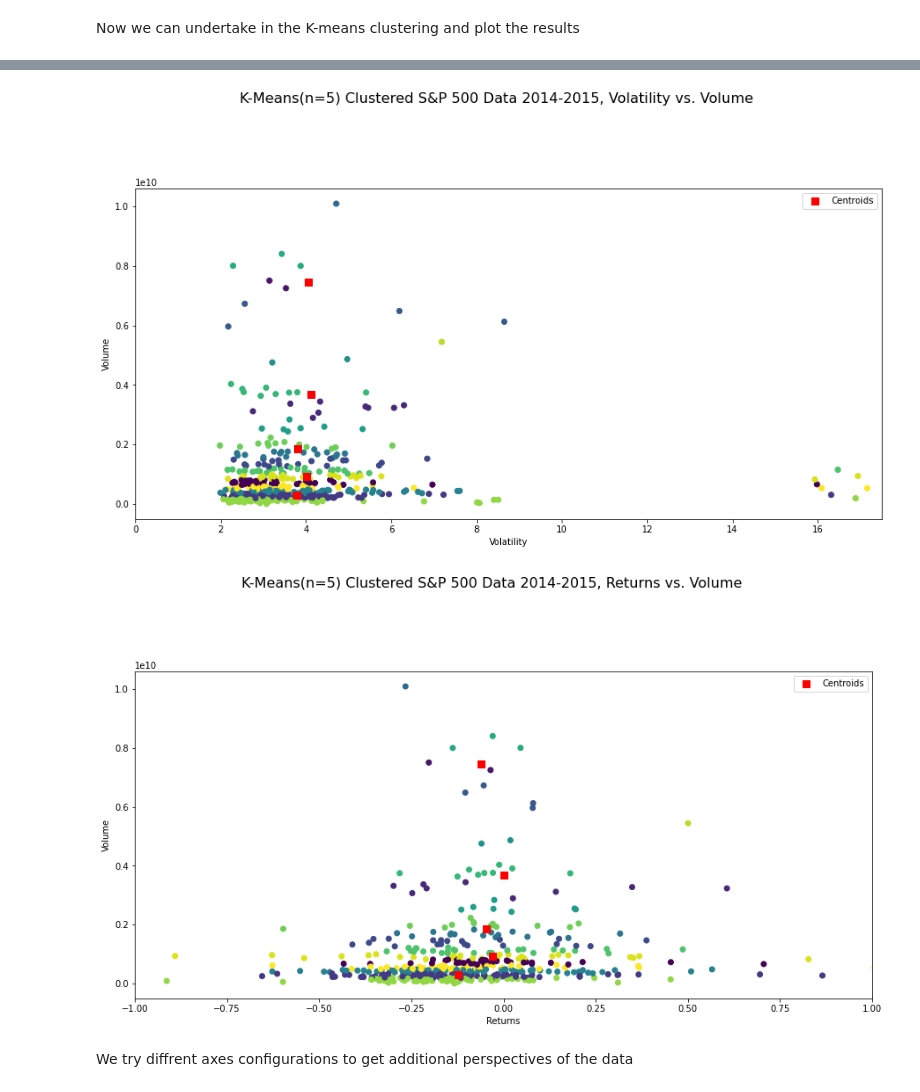
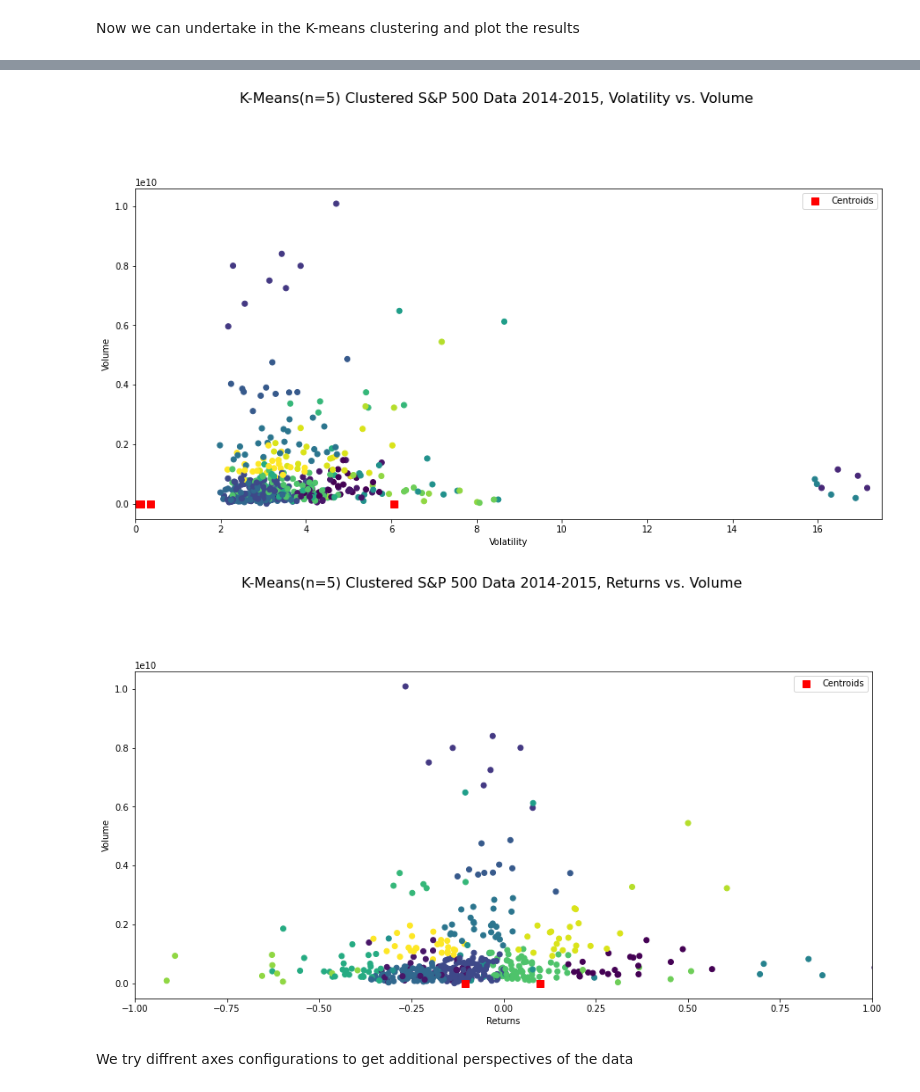
Before and after one commit to CAP4770-group9-project/final-project, a Jupyter notebook: k-means-clustering.ipynb, the cells around one changed output, grey strips where cells are left out. Cells and saved outputs as stored; diff of their text form; code cells hidden in the pictures.

Commit message:
normalized data before clustering to improve result

```diff
--- a/k-means-clustering.ipynb
+++ b/k-means-clustering.ipynb
@@ -388,0 +384,6 @@ X = ret_var_vol.dropna().values
+# %%
+from sklearn.preprocessing import StandardScaler
+
+#use scaler to normalize data before clustering
+X = StandardScaler().fit_transform(ret_var_vol.dropna().values)
+print(X)
@@ -455,22 +462,20 @@ ax.set_xlim(0,17.5)
 
 plt.show()
 # %% [output]
-[figure, old version]
+[figure, new version]
 # %%
 fig = plt.figure(figsize=(15,15))
 fig.suptitle('K-Means(n=5) Clustered S&P 500 Data 2014-2015, Returns vs. Volume', fontsize=16)
 ax = fig.add_subplot(2, 1, 1)
 ax.scatter(x, z, c=k_means.labels_, marker='o')
 plot(centroids[:,0],centroids[:,2], 'sr',markersize=8)
 ax.legend(['Centroids'])
 ax.set_xlabel('Returns')
 ax.set_ylabel('Volume')
-ax.set_xlim(-1,1)
-
 
 plt.show()
 # %% [output]
-[figure, old version]
+[figure, new version]
 # %% [markdown]
 We try diffrent axes configurations to get additional perspectives of the data
 # %%
```
Also changed, not shown: parts of 16 cells of this notebook.
